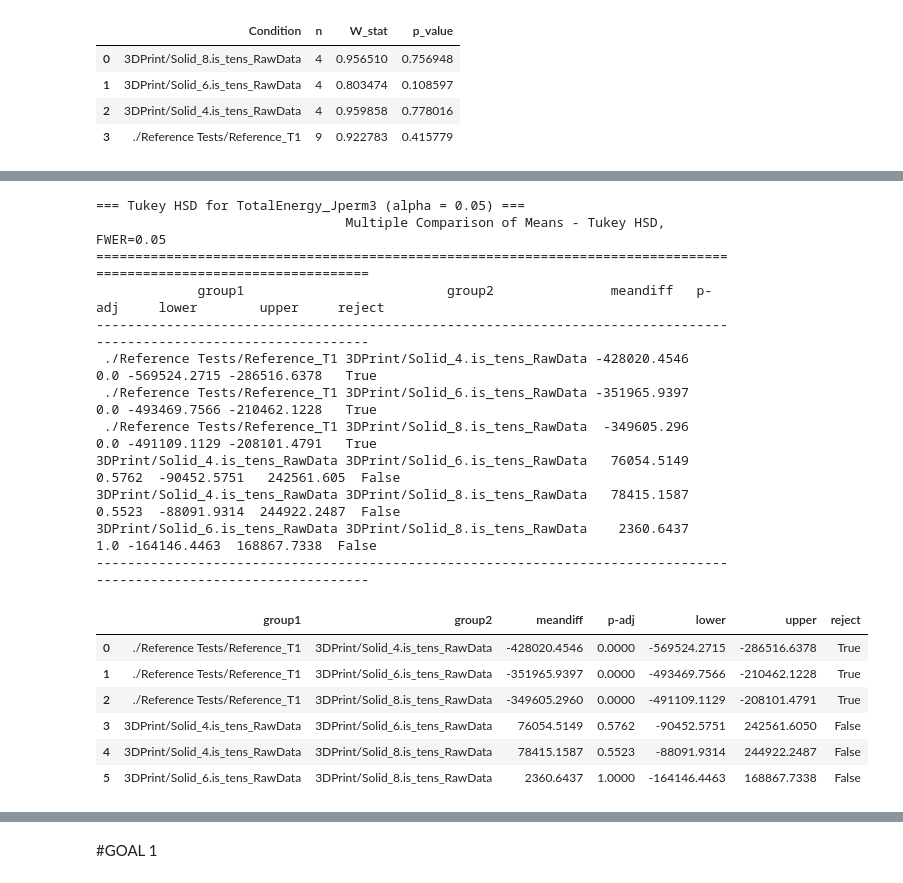
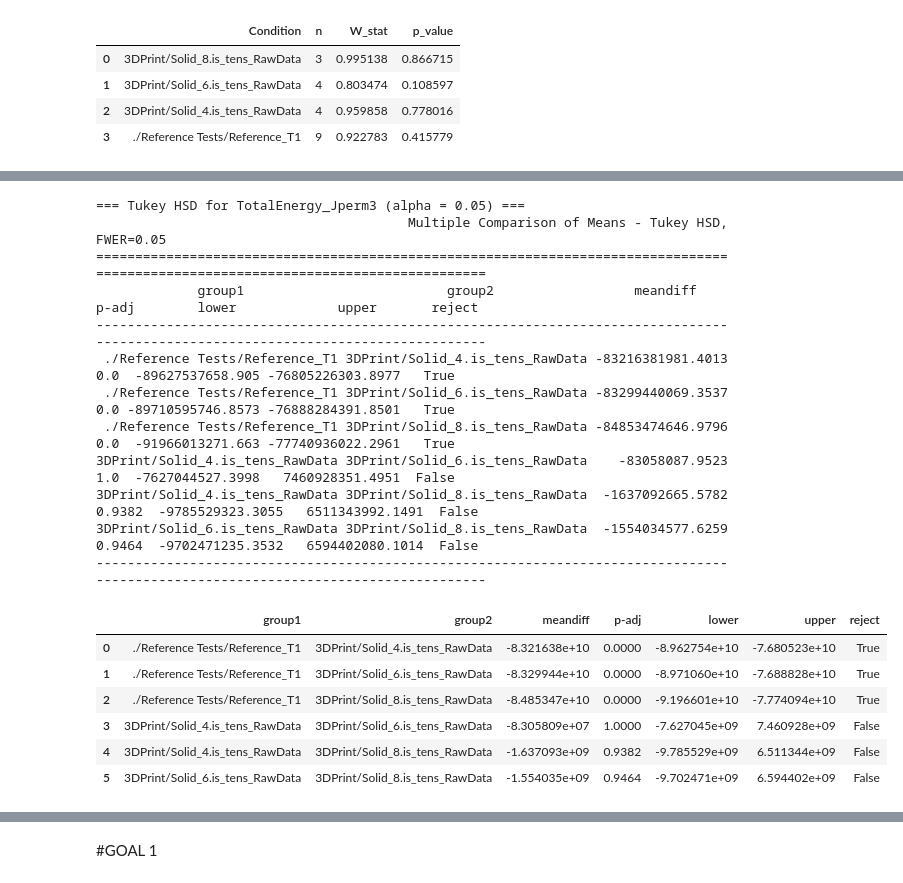
Before and after one commit to Ericyang978/ME103_Data_Processing, a Jupyter notebook: Processing.ipynb, the cells around one changed output, grey strips where cells are left out. Saved outputs shown, nothing was run; the diff lists cells and outputs as text; code cells hidden in the pictures.

```diff
--- a/Processing.ipynb
+++ b/Processing.ipynb
@@ -13,6 +13,8 @@ import math
 import matplotlib.pyplot as plt
 from statsmodels.stats.multicomp import pairwise_tukeyhsd
 
+#conversion factors
+in_to_m = 0.0254
 
 def load_tensile_csv(csv_path):
     """
@@ -400,4 +402,11 @@ measurement_types = ["length (in)", "thickness (in)", "width (in)", "mass (g)"]
 
 combo_to_measurement = {}
 for combination in all_combinations:
-    sub_df = after_print_dim["infill_type"] == combination.split("_")[0].lower()
+    sub_df = after_print_dim[(after_print_dim["infill_type"] == combination.split("_")[0].lower()) & (after_print_dim["wall_thickness"] == float(combination.split("_")[1]))]
+
+    length = float(sub_df[sub_df["measurement"] == measurement_types[0]]["mean_of_part_means"].values[0]) * in_to_m
+
+    cross_section_area = float(sub_df[sub_df["measurement"] == measurement_types[1]]["mean_of_part_means"].values[0]) * float(sub_df[sub_df["measurement"] == measurement_types[2]]["mean_of_part_means"].values[0])*in_to_m**2
+
+    mean =  float(sub_df[sub_df["measurement"] == measurement_types[3]]["mean_of_part_means"].values[0])
+    combo_to_measurement[combination] = [length, cross_section_area,mean]
@@ -411,8 +422,12 @@ parent_dir = "3DPrint"
 folder_names_final = [os.path.join(parent_dir, name + folder_addendum) for name in folder_names]
 
 #define lengths and section areas
-L = 1 #in
-A = 0.125*0.25 #in^2
+L = 1*in_to_m #in
+A = 0.125*0.25*in_to_m**2 #in^2
+
+#
+actual_length = 4.349*in_to_m
+actual_area = (0.125*0.25)*in_to_m**2
 
 #getting all the references
 results_by_condition = {}
@@ -421,7 +436,7 @@ for i, folder_name in enumerate(folder_names_final):
 
     reference_tests = analyze_tensile_folder(
         folder_name,
-        L, A
+        combo_to_measurement[folder_names[i]][0]/actual_length*L, combo_to_measurement[folder_names[i]][1]/actual_area*A
     )
 
     results_by_condition[folder_name] = reference_tests
@@ -647,18 +662,28 @@ folder_names_final = [os.path.join(parent_dir, name + folder_addendum) for name
 folder_names_final = folder_names_final + ["./Reference Tests/Reference_T1"]
 
 #define lengths and section areas
-L = 1 #in
-A = 0.125*0.25 #in^2
+L = 1*in_to_m #in
+A = 0.125*0.25*in_to_m**2 #in^2
+
+actual_length = 4.349*in_to_m
+actual_area = (0.125*0.25)*in_to_m**2
 
 #getting all the references
 results_by_condition = {}
 
 for i, folder_name in enumerate(folder_names_final):
 
-    reference_tests = analyze_tensile_folder(
-        folder_name,
-        L, A
-    )
+    #use specific dimensions
+    if not "Reference" in folder_name:
+        reference_tests = analyze_tensile_folder(
+            folder_name,
+        combo_to_measurement[folder_names[i]][0]/actual_length*L, combo_to_measurement[folder_names[i]][1]/actual_area*A
+        )
+    #USE CAD DIMENSIONS (for waterjet parts)
+    else:
+        reference_tests = analyze_tensile_folder(
+            folder_name,
+            L, A)
 
     results_by_condition[folder_name] = reference_tests
 
@@ -741,7 +766,7 @@ for metric in metrics:
 3DPrint/Solid_4.is_tens_RawData: n=4, W=0.9599, p=0.7780 → ✅ approx. normal (fail to reject H0)
 ./Reference Tests/Reference_T1: n=9, W=0.9228, p=0.4158 → ✅ approx. normal (fail to reject H0)
 |  | Condition | n | W_stat | p_value |
-| 0 | 3DPrint/Solid_8.is_tens_RawData | 4 | 0.956510 | 0.756948 |
+| 0 | 3DPrint/Solid_8.is_tens_RawData | 3 | 0.995138 | 0.866715 |
 | 1 | 3DPrint/Solid_6.is_tens_RawData | 4 | 0.803474 | 0.108597 |
 | 2 | 3DPrint/Solid_4.is_tens_RawData | 4 | 0.959858 | 0.778016 |
 | 3 | ./Reference Tests/Reference_T1 | 9 | 0.922783 | 0.415779 |
@@ -772,20 +797,20 @@ Levene stat = 0.4355, p = 0.7304 → ✅ variances approx. equal (fail to reject
 === Tukey HSD for TotalEnergy_Jperm3 (alpha = 0.05) ===
-                                Multiple Comparison of Means - Tukey HSD, FWER=0.05
-====================================================================================================================
-             group1                          group2               meandiff   p-adj     lower        upper     reject
---------------------------------------------------------------------------------------------------------------------
- ./Reference Tests/Reference_T1 3DPrint/Solid_4.is_tens_RawData -428020.4546    0.0 -569524.2715 -286516.6378   True
- ./Reference Tests/Reference_T1 3DPrint/Solid_6.is_tens_RawData -351965.9397    0.0 -493469.7566 -210462.1228   True
- ./Reference Tests/Reference_T1 3DPrint/Solid_8.is_tens_RawData  -349605.296    0.0 -491109.1129 -208101.4791   True
-3DPrint/Solid_4.is_tens_RawData 3DPrint/Solid_6.is_tens_RawData   76054.5149 0.5762  -90452.5751   242561.605  False
-3DPrint/Solid_4.is_tens_RawData 3DPrint/Solid_8.is_tens_RawData   78415.1587 0.5523  -88091.9314  244922.2487  False
-3DPrint/Solid_6.is_tens_RawData 3DPrint/Solid_8.is_tens_RawData    2360.6437    1.0 -164146.4463  168867.7338  False
---------------------------------------------------------------------------------------------------------------------
+                                        Multiple Comparison of Means - Tukey HSD, FWER=0.05
+===================================================================================================================================
+             group1                          group2                  meandiff     p-adj        lower             upper       reject
+-----------------------------------------------------------------------------------------------------------------------------------
+ ./Reference Tests/Reference_T1 3DPrint/Solid_4.is_tens_RawData -83216381981.4013    0.0  -89627537658.905 -76805226303.8977   True
+ ./Reference Tests/Reference_T1 3DPrint/Solid_6.is_tens_RawData -83299440069.3537    0.0 -89710595746.8573 -76888284391.8501   True
+ ./Reference Tests/Reference_T1 3DPrint/Solid_8.is_tens_RawData -84853474646.9796    0.0  -91966013271.663 -77740936022.2961   True
+3DPrint/Solid_4.is_tens_RawData 3DPrint/Solid_6.is_tens_RawData    -83058087.9523    1.0  -7627044527.3998   7460928351.4951  False
+3DPrint/Solid_4.is_tens_RawData 3DPrint/Solid_8.is_tens_RawData  -1637092665.5782 0.9382  -9785529323.3055   6511343992.1491  False
+3DPrint/Solid_6.is_tens_RawData 3DPrint/Solid_8.is_tens_RawData  -1554034577.6259 0.9464  -9702471235.3532   6594402080.1014  False
+-----------------------------------------------------------------------------------------------------------------------------------
 |  | group1 | group2 | meandiff | p-adj | lower | upper | reject |
-| 0 | ./Reference Tests/Reference_T1 | 3DPrint/Solid_4.is_tens_RawData | -428020.4546 | 0.0000 | -569524.2715 | -286516.6378 | True |
-| 1 | ./Reference Tests/Reference_T1 | 3DPrint/Solid_6.is_tens_RawData | -351965.9397 | 0.0000 | -493469.7566 | -210462.1228 | True |
-| 2 | ./Reference Tests/Reference_T1 | 3DPrint/Solid_8.is_tens_RawData | -349605.2960 | 0.0000 | -491109.1129 | -208101.4791 | True |
-| 3 | 3DPrint/Solid_4.is_tens_RawData | 3DPrint/Solid_6.is_tens_RawData | 76054.5149 | 0.5762 | -90452.5751 | 242561.6050 | False |
-| 4 | 3DPrint/Solid_4.is_tens_RawData | 3DPrint/Solid_8.is_tens_RawData | 78415.1587 | 0.5523 | -88091.9314 | 244922.2487 | False |
-| 5 | 3DPrint/Solid_6.is_tens_RawData | 3DPrint/Solid_8.is_tens_RawData | 2360.6437 | 1.0000 | -164146.4463 | 168867.7338 | False |
+| 0 | ./Reference Tests/Reference_T1 | 3DPrint/Solid_4.is_tens_RawData | -8.321638e+10 | 0.0000 | -8.962754e+10 | -7.680523e+10 | True |
+| 1 | ./Reference Tests/Reference_T1 | 3DPrint/Solid_6.is_tens_RawData | -8.329944e+10 | 0.0000 | -8.971060e+10 | -7.688828e+10 | True |
+| 2 | ./Reference Tests/Reference_T1 | 3DPrint/Solid_8.is_tens_RawData | -8.485347e+10 | 0.0000 | -9.196601e+10 | -7.774094e+10 | True |
+| 3 | 3DPrint/Solid_4.is_tens_RawData | 3DPrint/Solid_6.is_tens_RawData | -8.305809e+07 | 1.0000 | -7.627045e+09 | 7.460928e+09 | False |
+| 4 | 3DPrint/Solid_4.is_tens_RawData | 3DPrint/Solid_8.is_tens_RawData | -1.637093e+09 | 0.9382 | -9.785529e+09 | 6.511344e+09 | False |
+| 5 | 3DPrint/Solid_6.is_tens_RawData | 3DPrint/Solid_8.is_tens_RawData | -1.554035e+09 | 0.9464 | -9.702471e+09 | 6.594402e+09 | False |
 === Tukey HSD for StrainAtFracture (alpha = 0.05) ===
```
Also changed, not shown: parts of 3 cells of this notebook.
